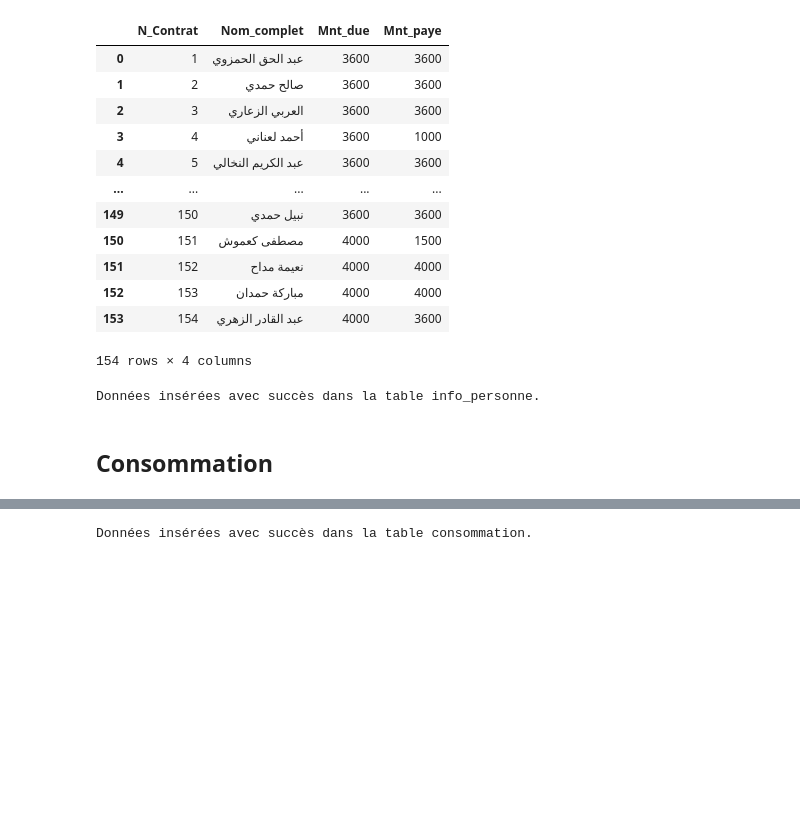
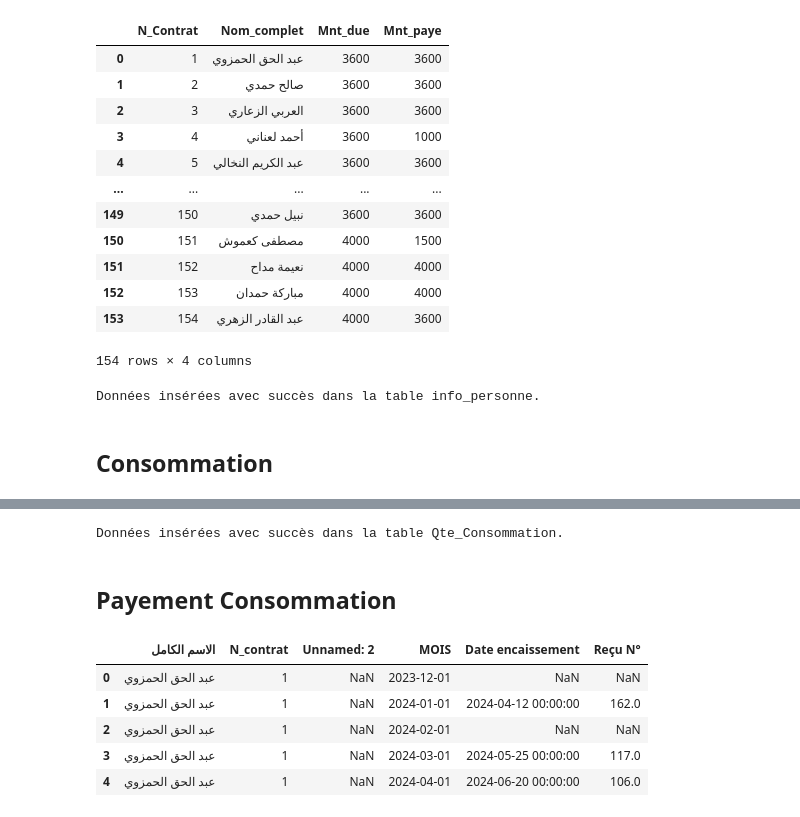
Before and after one commit to laanani-mohamed/Gestion-Eau-Association-Nasr, a Jupyter notebook: notebook/Manipulation_BD.ipynb, the cells around one changed output, grey strips where cells are left out. Cells and saved outputs as stored; diff of their text form; code cells hidden in the pictures; blank space fills up the shorter version.

```diff
--- a/notebook/Manipulation_BD.ipynb
+++ b/notebook/Manipulation_BD.ipynb
@@ -750,35 +766,59 @@ df
 # %%
 import pandas as pd
-import sqlite3  # Remplacez par le module approprié si vous utilisez une autre base de données
+import sqlite3
 
 # Connexion à la base de données
-conn = sqlite3.connect('Gestion_eau.db')  # Remplacez par votre base de données
+conn = sqlite3.connect('Gestion_eau.db')  # Remplacez par le nom de votre base de données
 cursor = conn.cursor()
 
 # Mois et années correspondants
 mois = {
-    "Mars": ("2024-03-01", "Mars"),
-    "Avr": ("2024-04-01", "Avr"),
-    "Mai": ("2024-05-01", "Mai"),
-    "Juin": ("2024-06-01", "Juin"),
-    "Juil": ("2024-07-01", "Juil"),
-    "Aout": ("2024-08-01", "Aout"),
-    "Sep": ("2024-09-01", "Sep"),
-    "Oct": ("2024-10-01", "Oct")
+    "Dec": ("2023-12-01", "Index_initial"),  # Décembre 2023
+    "Jan": ("2024-01-01", "Jan"),            # Janvier 2024
+    "Fev": ("2024-02-01", "Fev"),            # Février 2024
+    "Mars": ("2024-03-01", "Mars"),          # Mars 2024
+    "Avr": ("2024-04-01", "Avr"),            # Avril 2024
+    "Mai": ("2024-05-01", "Mai"),            # Mai 2024
+    "Juin": ("2024-06-01", "Juin"),          # Juin 2024
+    "Juil": ("2024-07-01", "Juil"),          # Juillet 2024
+    "Aout": ("2024-08-01", "Aout"),          # Août 2024
+    "Sep": ("2024-09-01", "Sep"),            # Septembre 2024
+    "Oct": ("2024-10-01", "Oct")             # Octobre 2024
 }
 
-# Insérer les données dans la table consommation
+# Insérer les données dans la table Qte_Consommation
 for mois_nom, (date, colonne) in mois.items():
     for _, row in df.iterrows():
+        # Calculer l'index précédent
+        if mois_nom == "Dec":
+            index_precedent = None  # Pas de mois précédent pour Décembre
+        else:
+            # Récupérer l'index du mois précédent
+            mois_precedent = list(mois.keys())[list(mois.keys()).index(mois_nom) - 1]
+            index_precedent = row[mois[mois_precedent][1]]  # Accéder à la valeur du mois précédent
+
+        # Définir la valeur de `perte`
+        if mois_nom in ["Dec", "Jan", "Fev", "Mars", "Avr", "Mai", "Juin"]:
+            perte = 0.0
+        else:
+            perte = 5.0
+
+        # Définir la valeur de `gestion`
+        if mois_nom in ["Dec", "Jan", "Fev"]:
+            gestion = 0.0
+        else:
+            gestion = 10.0
+
+        # Insérer les données
         cursor.execute('''
-            INSERT INTO Qte_Consommation (N_Contrat, date_consome, Quantite)
-            VALUES (?, ?, ?)
-        ''', (row["N_contrat"], date, row[colonne]))
+            INSERT INTO Qte_Consommation (N_Contrat, date_consome, Quantite, gestion, perte, index_precedent)
+            VALUES (?, ?, ?, ?, ?, ?)
+        ''', (row["N_contrat"], date, row[colonne], gestion, perte, index_precedent))
 
-# Valider les changements et fermer la connexion
+# Valider les modifications et fermer la connexion
 conn.commit()
 conn.close()
 
-print("Données insérées avec succès dans la table consommation.")
+print("Données insérées avec succès dans la table Qte_Consommation.")
 # %% [output]
-Données insérées avec succès dans la table consommation.
+Données insérées avec succès dans la table Qte_Consommation.
@@ -784,0 +919,2 @@ Données insérées avec succès dans la table consommation.
+# %% [markdown]
+## Payement Consommation
@@ -784,0 +925,10 @@ Données insérées avec succès dans la table consommation.
+# %%
+# Afficher les premières lignes
+df1.head()
+# %% [output]
+|  | الاسم الكامل | N_contrat | Unnamed: 2 | MOIS | Date encaissement | Reçu N° |
+| 0 | عبد الحق الحمزوي | 1 | NaN | 2023-12-01 | NaN | NaN |
+| 1 | عبد الحق الحمزوي | 1 | NaN | 2024-01-01 | 2024-04-12 00:00:00 | 162.0 |
+| 2 | عبد الحق الحمزوي | 1 | NaN | 2024-02-01 | NaN | NaN |
+| 3 | عبد الحق الحمزوي | 1 | NaN | 2024-03-01 | 2024-05-25 00:00:00 | 117.0 |
+| 4 | عبد الحق الحمزوي | 1 | NaN | 2024-04-01 | 2024-06-20 00:00:00 | 106.0 |
```
Also changed, not shown: parts of 19 cells of this notebook, 8 other files.
